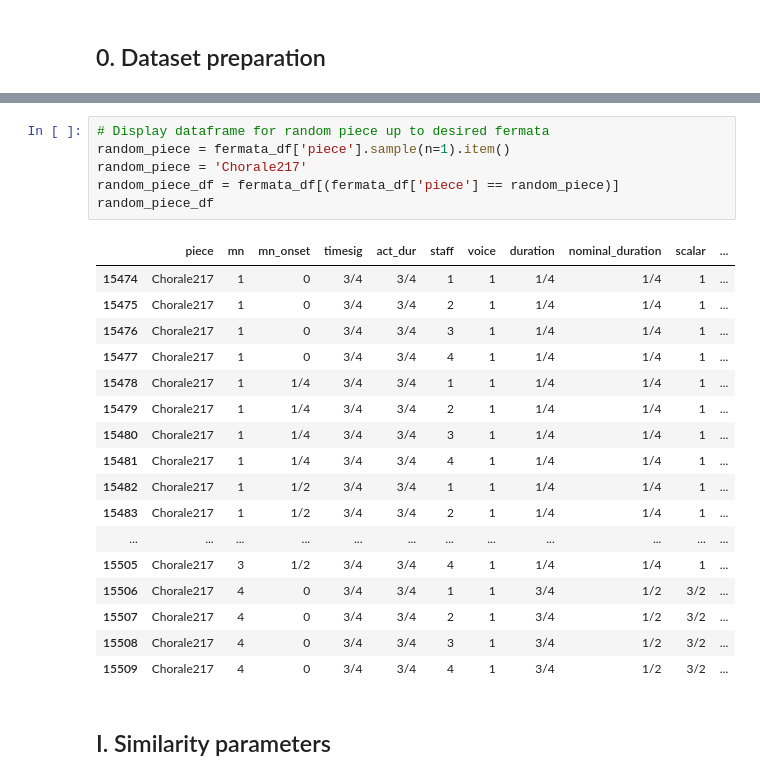
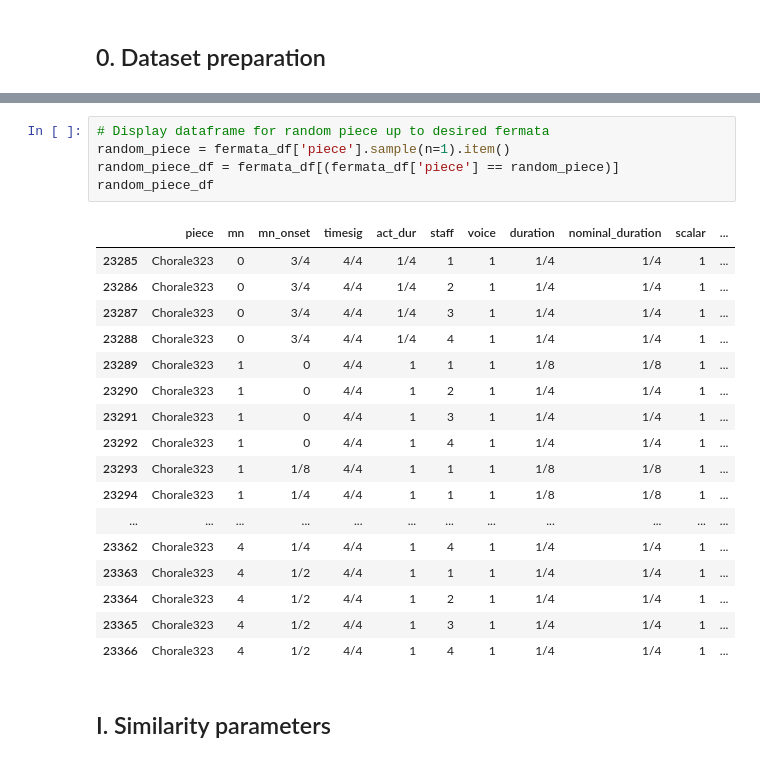
Before and after one commit to mikqs/digital-musicology, a Jupyter notebook: Group_6_A3/Group_6_A3.ipynb, the cells around one changed output, grey strips where cells are left out. Saved outputs shown, nothing was run; the diff lists cells and outputs as text.

```diff
--- a/Group_6_A3/Group_6_A3.ipynb
+++ b/Group_6_A3/Group_6_A3.ipynb
@@ -76,27 +76,26 @@ Wall time: 24 s
 # %%
 # Display dataframe for random piece up to desired fermata
 random_piece = fermata_df['piece'].sample(n=1).item()
-random_piece = 'Chorale217'
 random_piece_df = fermata_df[(fermata_df['piece'] == random_piece)]
 random_piece_df
 # %% [output]
 |  | piece | mn | mn_onset | timesig | act_dur | staff | voice | duration | nominal_duration | scalar | ... |
-| 15474 | Chorale217 | 1 | 0 | 3/4 | 3/4 | 1 | 1 | 1/4 | 1/4 | 1 | ... |
-| 15475 | Chorale217 | 1 | 0 | 3/4 | 3/4 | 2 | 1 | 1/4 | 1/4 | 1 | ... |
-| 15476 | Chorale217 | 1 | 0 | 3/4 | 3/4 | 3 | 1 | 1/4 | 1/4 | 1 | ... |
-| 15477 | Chorale217 | 1 | 0 | 3/4 | 3/4 | 4 | 1 | 1/4 | 1/4 | 1 | ... |
-| 15478 | Chorale217 | 1 | 1/4 | 3/4 | 3/4 | 1 | 1 | 1/4 | 1/4 | 1 | ... |
-| 15479 | Chorale217 | 1 | 1/4 | 3/4 | 3/4 | 2 | 1 | 1/4 | 1/4 | 1 | ... |
-| 15480 | Chorale217 | 1 | 1/4 | 3/4 | 3/4 | 3 | 1 | 1/4 | 1/4 | 1 | ... |
-| 15481 | Chorale217 | 1 | 1/4 | 3/4 | 3/4 | 4 | 1 | 1/4 | 1/4 | 1 | ... |
-| 15482 | Chorale217 | 1 | 1/2 | 3/4 | 3/4 | 1 | 1 | 1/4 | 1/4 | 1 | ... |
-| 15483 | Chorale217 | 1 | 1/2 | 3/4 | 3/4 | 2 | 1 | 1/4 | 1/4 | 1 | ... |
+| 23285 | Chorale323 | 0 | 3/4 | 4/4 | 1/4 | 1 | 1 | 1/4 | 1/4 | 1 | ... |
+| 23286 | Chorale323 | 0 | 3/4 | 4/4 | 1/4 | 2 | 1 | 1/4 | 1/4 | 1 | ... |
+| 23287 | Chorale323 | 0 | 3/4 | 4/4 | 1/4 | 3 | 1 | 1/4 | 1/4 | 1 | ... |
+| 23288 | Chorale323 | 0 | 3/4 | 4/4 | 1/4 | 4 | 1 | 1/4 | 1/4 | 1 | ... |
+| 23289 | Chorale323 | 1 | 0 | 4/4 | 1 | 1 | 1 | 1/8 | 1/8 | 1 | ... |
+| 23290 | Chorale323 | 1 | 0 | 4/4 | 1 | 2 | 1 | 1/4 | 1/4 | 1 | ... |
+| 23291 | Chorale323 | 1 | 0 | 4/4 | 1 | 3 | 1 | 1/4 | 1/4 | 1 | ... |
+| 23292 | Chorale323 | 1 | 0 | 4/4 | 1 | 4 | 1 | 1/4 | 1/4 | 1 | ... |
+| 23293 | Chorale323 | 1 | 1/8 | 4/4 | 1 | 1 | 1 | 1/8 | 1/8 | 1 | ... |
+| 23294 | Chorale323 | 1 | 1/4 | 4/4 | 1 | 1 | 1 | 1/8 | 1/8 | 1 | ... |
 | ... | ... | ... | ... | ... | ... | ... | ... | ... | ... | ... | ... |
-| 15505 | Chorale217 | 3 | 1/2 | 3/4 | 3/4 | 4 | 1 | 1/4 | 1/4 | 1 | ... |
-| 15506 | Chorale217 | 4 | 0 | 3/4 | 3/4 | 1 | 1 | 3/4 | 1/2 | 3/2 | ... |
-| 15507 | Chorale217 | 4 | 0 | 3/4 | 3/4 | 2 | 1 | 3/4 | 1/2 | 3/2 | ... |
-| 15508 | Chorale217 | 4 | 0 | 3/4 | 3/4 | 3 | 1 | 3/4 | 1/2 | 3/2 | ... |
-| 15509 | Chorale217 | 4 | 0 | 3/4 | 3/4 | 4 | 1 | 3/4 | 1/2 | 3/2 | ... |
+| 23362 | Chorale323 | 4 | 1/4 | 4/4 | 1 | 4 | 1 | 1/4 | 1/4 | 1 | ... |
+| 23363 | Chorale323 | 4 | 1/2 | 4/4 | 1 | 1 | 1 | 1/4 | 1/4 | 1 | ... |
+| 23364 | Chorale323 | 4 | 1/2 | 4/4 | 1 | 2 | 1 | 1/4 | 1/4 | 1 | ... |
+| 23365 | Chorale323 | 4 | 1/2 | 4/4 | 1 | 3 | 1 | 1/4 | 1/4 | 1 | ... |
+| 23366 | Chorale323 | 4 | 1/2 | 4/4 | 1 | 4 | 1 | 1/4 | 1/4 | 1 | ... |
 # %% [markdown]
 ## I. Similarity parameters
 # %%
```
Also changed, not shown: parts of 16 cells of this notebook.
